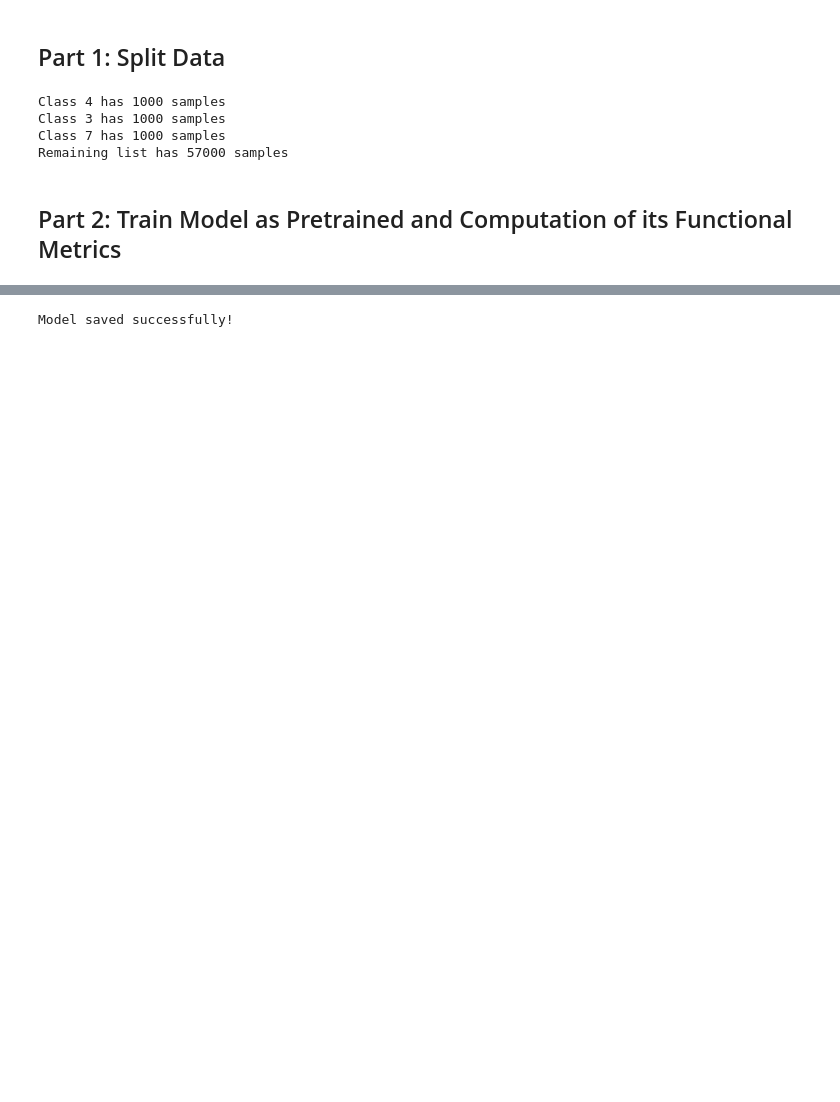
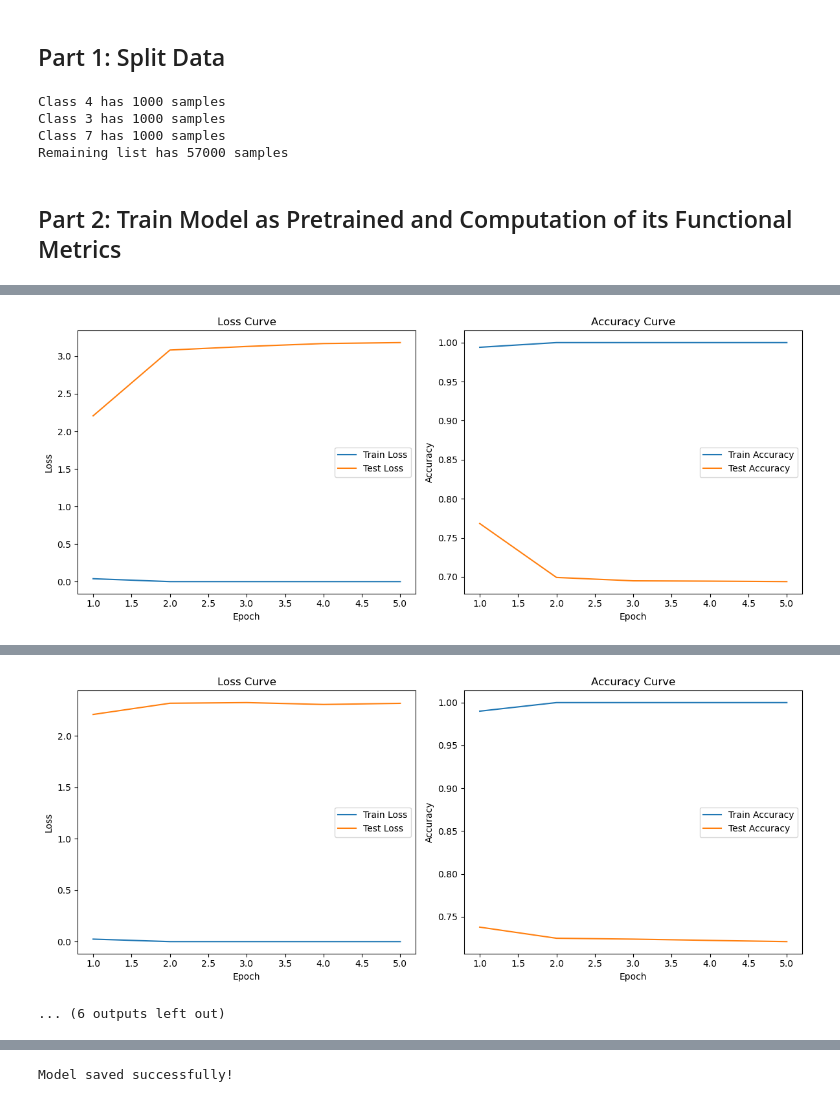
Before and after one commit to hmzi67/task-vector, a Jupyter notebook: experiment.ipynb, the cells around one changed output, grey strips where cells are left out. Saved outputs shown, nothing was run; the diff lists cells and outputs as text; code cells hidden in the pictures; blank space fills up the shorter version.

```diff
--- a/experiment.ipynb
+++ b/experiment.ipynb
@@ -294,7 +423,7 @@ train_loader_3 = load_from_pickle("train_3.pkl")
 train_loader_4 = load_from_pickle("train_4.pkl")
 train_loader_7 = load_from_pickle("train_7.pkl")
 # %%
-train_model(model, train_loader_3, num_epochs=5, fine_tuning=True)
-train_model(model, train_loader_4, num_epochs=5, fine_tuning=True)
-train_model(model, train_loader_7, num_epochs=5, fine_tuning=True)
+train_model(model, train_loader_3, test_loader=test_loader, num_epochs=5, fine_tuning=True)
+train_model(model, train_loader_4, test_loader=test_loader, num_epochs=5, fine_tuning=True)
+train_model(model, train_loader_7, test_loader=test_loader, num_epochs=5, fine_tuning=True)
 # %% [output]
@@ -303,0 +436 @@ Fine-tuning complete!
+[figure, added]
@@ -304,3 +443,5 @@ Fine-tuning complete!
+[figure, added]
+... (6 outputs left out)
 # %%
 evaluate_model(model, test_loader)
 # %% [output]
```
Also changed, not shown: parts of 15 cells of this notebook.
